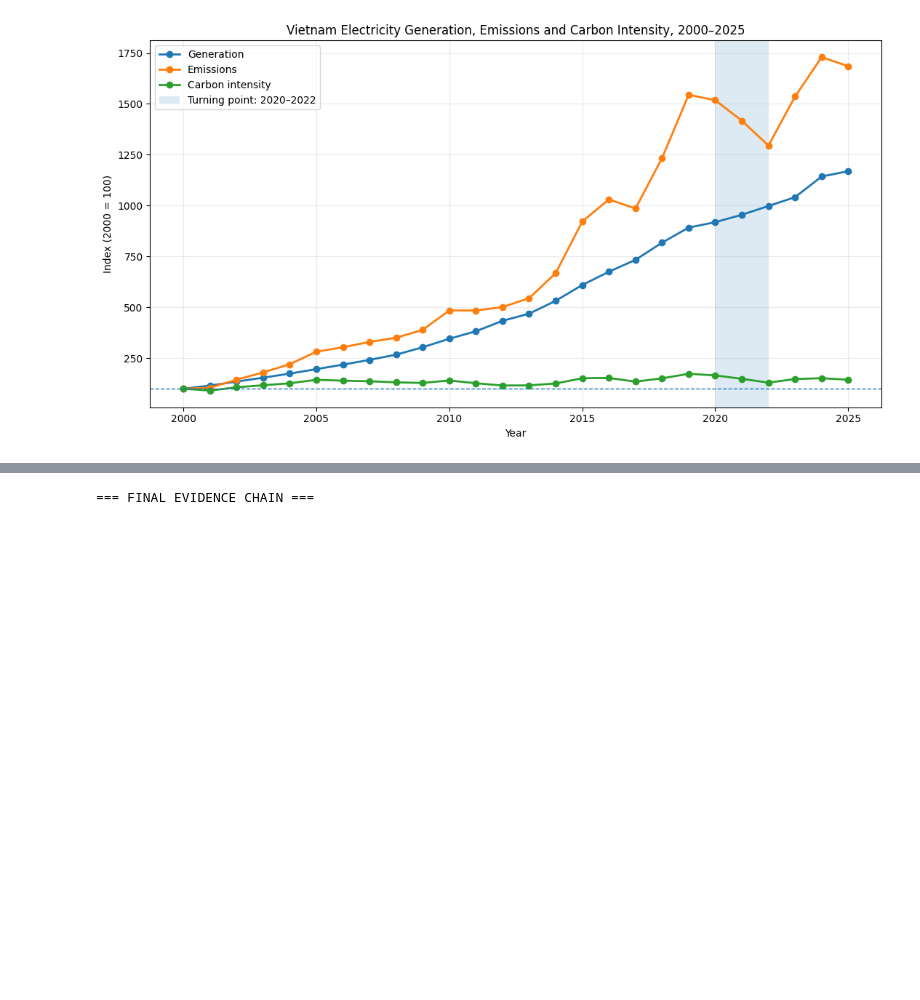
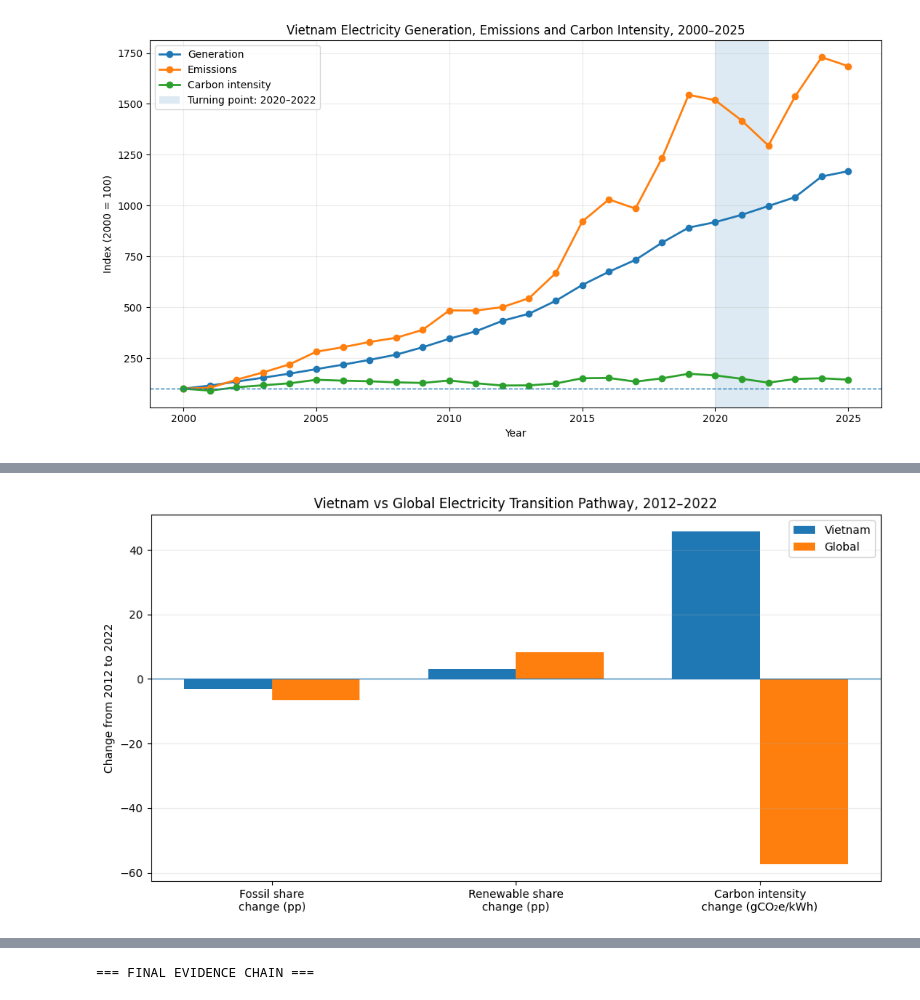
Before and after one commit to gaoxanh/global-electricity-transition-analysis, a Jupyter notebook: notebooks/09_Final_Synthesis.ipynb, the cells around one changed output, grey strips where cells are left out. Cells and saved outputs as stored; diff of their text form; code cells hidden in the pictures; blank space fills up the shorter version.

```diff
--- a/notebooks/09_Final_Synthesis.ipynb
+++ b/notebooks/09_Final_Synthesis.ipynb
@@ -2134,6 +2134,89 @@ print(
     f"Carbon intensity: Vietnam {vn_intensity_change:+.3f} gCO2e/kWh | "
     f"Global {global_intensity_change:+.3f} gCO2e/kWh"
 )
+
+# ============================================================
+# FIGURE 9 — VIET NAM vs GLOBAL PATHWAY
+#
+# RQ → Vietnam có đi cùng pathway chuyển dịch toàn cầu không?
+# Mục tiêu → trực quan hóa chênh lệch 2012 → 2022 giữa Vietnam
+# và Global về Fossil, Renewables và Carbon intensity.
+# ============================================================
+
+import matplotlib.pyplot as plt
+import numpy as np
+
+print("=== FIGURE 9 — VIET NAM vs GLOBAL PATHWAY ===")
+print("Giai đoạn: 2012 → 2022")
+print()
+
+print(vn_global_comparison.round(3).to_string(index=False))
+
+# ------------------------------------------------------------
+# Visualization
+# ------------------------------------------------------------
+plot_df = vn_global_comparison.copy()
+
+fig, ax = plt.subplots(figsize=(10, 5.5))
+
+x = np.arange(len(plot_df))
+width = 0.36
+
+ax.bar(
+    x - width / 2,
+    plot_df["Vietnam"],
+    width,
+    label="Vietnam"
+)
+
+ax.bar(
+    x + width / 2,
+    plot_df["Global"],
+    width,
+    label="Global"
+)
+
+ax.axhline(0, linewidth=0.8)
+
+ax.set_xticks(x)
+ax.set_xticklabels(
+    [
+        "Fossil share\nchange (pp)",
+        "Renewable share\nchange (pp)",
+        "Carbon intensity\nchange (gCO₂e/kWh)"
+    ]
+)
+
+ax.set_ylabel("Change from 2012 to 2022")
+ax.set_title(
+    "Vietnam vs Global Electricity Transition Pathway, 2012–2022"
+)
+
+ax.legend()
+ax.grid(axis="y", alpha=0.25)
+
+plt.tight_layout()
+plt.show()
+
+# ------------------------------------------------------------
+# Interpretation support
+# ------------------------------------------------------------
+print("\n=== INTERPRETATION ===")
+
+print(
+    f"Fossil share: Vietnam {vn_fossil_change:+.3f} pp "
+    f"| Global {global_fossil_change:+.3f} pp"
+)
+
+print(
+    f"Renewable share: Vietnam {vn_renewable_change:+.3f} pp "
+    f"| Global {global_renewable_change:+.3f} pp"
+)
+
+print(
+    f"Carbon intensity: Vietnam {vn_intensity_change:+.3f} gCO₂e/kWh "
+    f"| Global {global_intensity_change:+.3f} gCO₂e/kWh"
+)
 # %% [output]
 === FIGURE 9 — VIET NAM vs GLOBAL PATHWAY ===
 Giai đoạn: 2012 → 2022
@@ -2149,0 +2240 @@ Carbon intensity: Vietnam +45.672 gCO2e/kWh | Global -57.426 gCO2e/kWh
+[figure, added]
```
Also changed, not shown: parts of 4 cells of this notebook, 3 other files.
